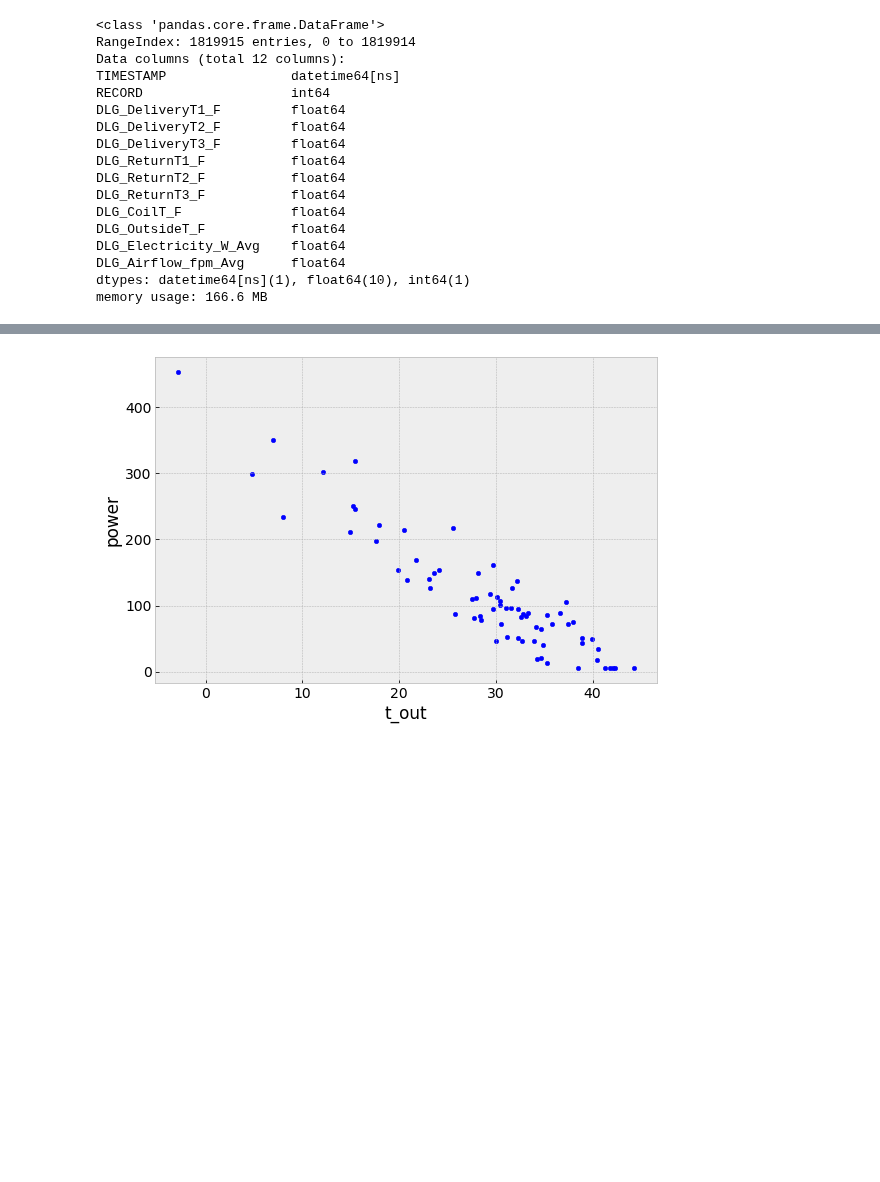
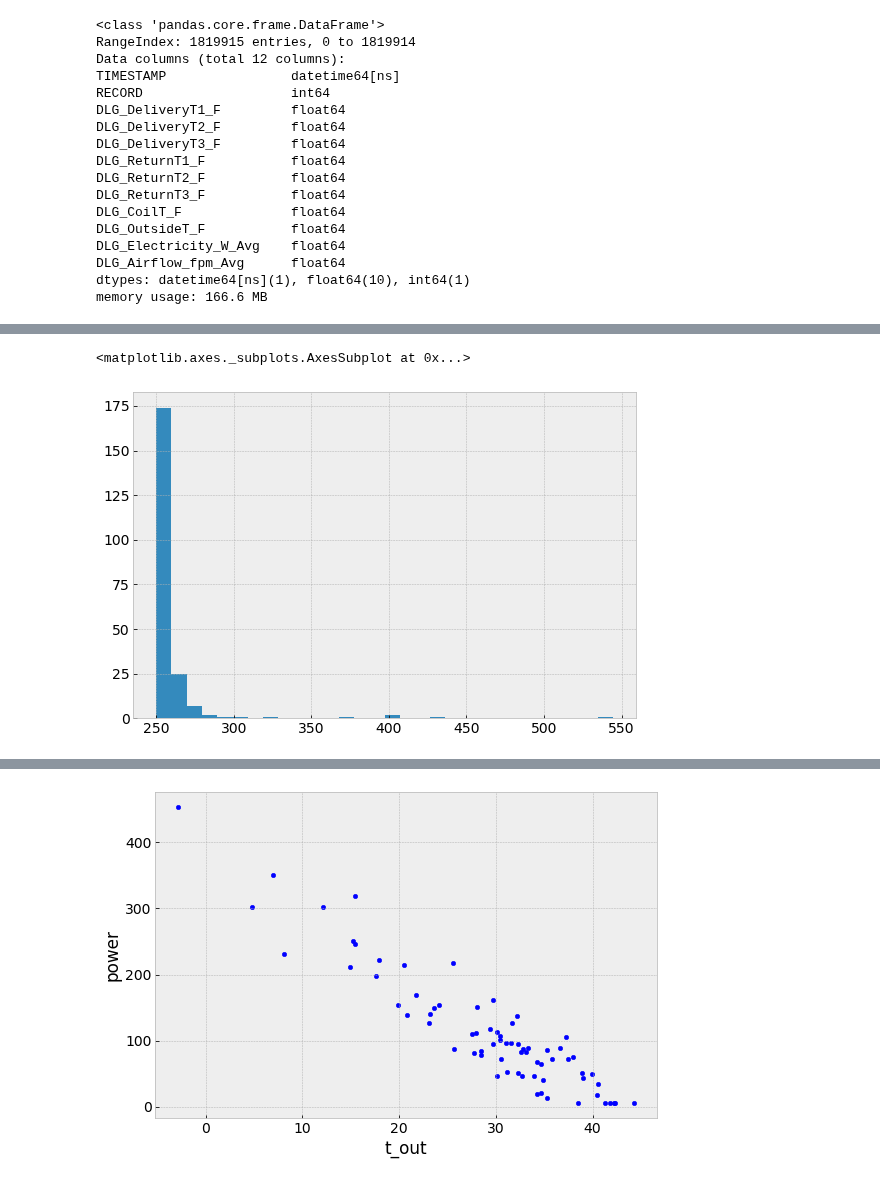
Before and after one commit to alanmitchell/heat-pump-study, a Jupyter notebook: field_studies/cchrc_2015/cchrc_raw_data.ipynb, the cells around one changed output, grey strips where cells are left out. Cells and saved outputs as stored; diff of their text form; code cells hidden in the pictures; blank space fills up the shorter version.

```diff
--- a/field_studies/cchrc_2015/cchrc_raw_data.ipynb
+++ b/field_studies/cchrc_2015/cchrc_raw_data.ipynb
@@ -86,0 +105,6 @@ dfd.describe()
+# %%
+# Look like there may be some outliers
+dfd.query('airflow > 250').airflow.hist(bins=30)
+# %% [output]
+<matplotlib.axes._subplots.AxesSubplot at 0x...>
+[figure, added]
```
Also changed, not shown: parts of 10 cells of this notebook.
